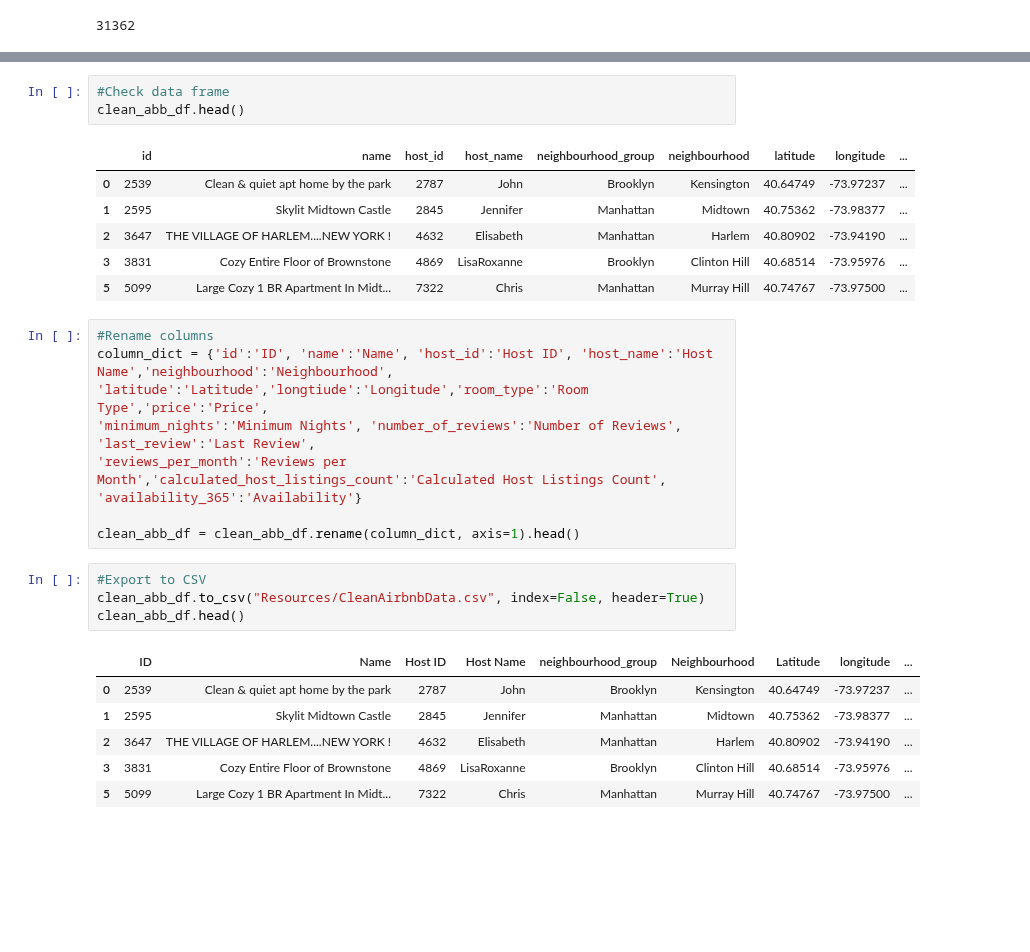
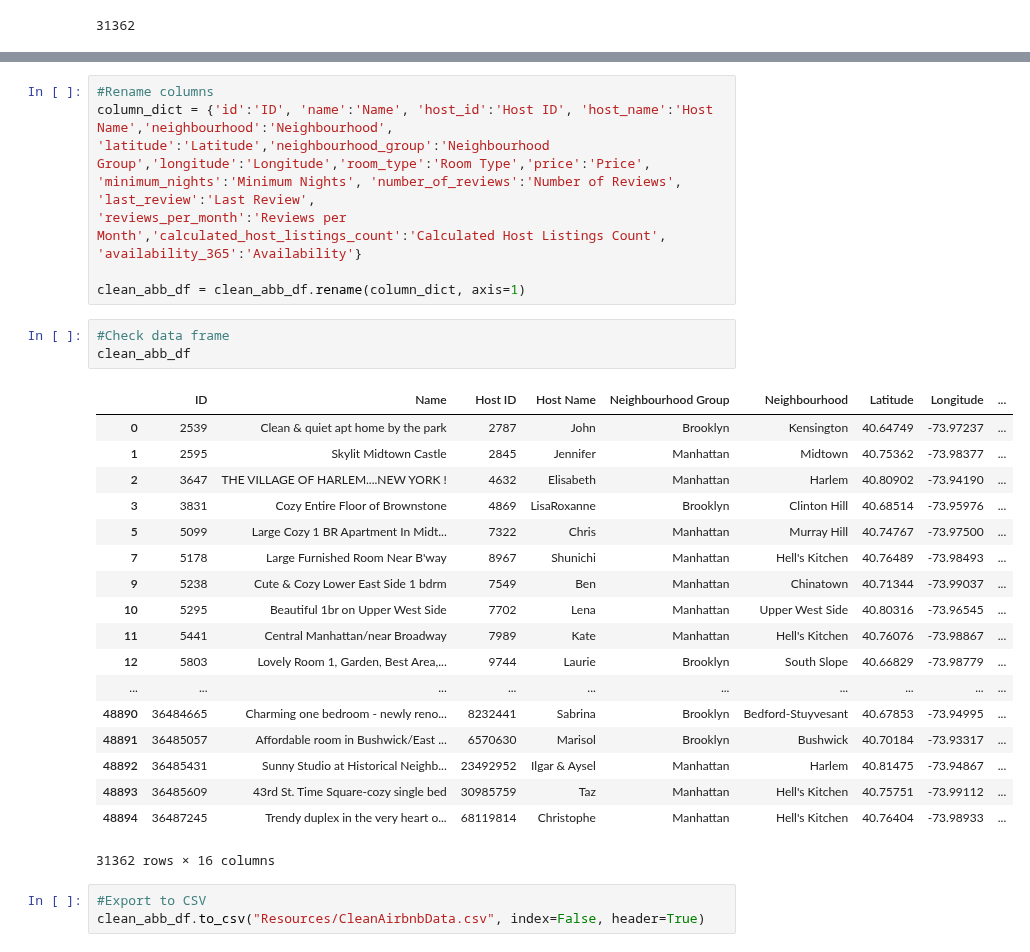
Before and after one commit to hayden4davey/Project1-Group2, a Jupyter notebook: CleaningAirbnbData.ipynb, the cells around one changed output, grey strips where cells are left out. Saved outputs shown, nothing was run; the diff lists cells and outputs as text; blank space fills up the shorter version.

```diff
--- a/CleaningAirbnbData.ipynb
+++ b/CleaningAirbnbData.ipynb
@@ -78,33 +78,37 @@ reviews_per_month                 float64
 calculated_host_listings_count      int64
 availability_365                    int64
 dtype: object
+# %%
+#Rename columns
+column_dict = {'id':'ID', 'name':'Name', 'host_id':'Host ID', 'host_name':'Host Name','neighbourhood':'Neighbourhood',
+'latitude':'Latitude','neighbourhood_group':'Neighbourhood Group','longitude':'Longitude','room_type':'Room Type','price':'Price',
+'minimum_nights':'Minimum Nights', 'number_of_reviews':'Number of Reviews', 'last_review':'Last Review',
+'reviews_per_month':'Reviews per Month','calculated_host_listings_count':'Calculated Host Listings Count',
+'availability_365':'Availability'}
+
+clean_abb_df = clean_abb_df.rename(column_dict, axis=1)
 # %%
 #Check data frame
-clean_abb_df.head()
+clean_abb_df
 # %% [output]
-|  | id | name | host_id | host_name | neighbourhood_group | neighbourhood | latitude | longitude | ... |
+|  | ID | Name | Host ID | Host Name | Neighbourhood Group | Neighbourhood | Latitude | Longitude | ... |
 | 0 | 2539 | Clean & quiet apt home by the park | 2787 | John | Brooklyn | Kensington | 40.64749 | -73.97237 | ... |
 | 1 | 2595 | Skylit Midtown Castle | 2845 | Jennifer | Manhattan | Midtown | 40.75362 | -73.98377 | ... |
 | 2 | 3647 | THE VILLAGE OF HARLEM....NEW YORK ! | 4632 | Elisabeth | Manhattan | Harlem | 40.80902 | -73.94190 | ... |
 | 3 | 3831 | Cozy Entire Floor of Brownstone | 4869 | LisaRoxanne | Brooklyn | Clinton Hill | 40.68514 | -73.95976 | ... |
 | 5 | 5099 | Large Cozy 1 BR Apartment In Midt... | 7322 | Chris | Manhattan | Murray Hill | 40.74767 | -73.97500 | ... |
+| 7 | 5178 | Large Furnished Room Near B'way | 8967 | Shunichi | Manhattan | Hell's Kitchen | 40.76489 | -73.98493 | ... |
+| 9 | 5238 | Cute & Cozy Lower East Side 1 bdrm | 7549 | Ben | Manhattan | Chinatown | 40.71344 | -73.99037 | ... |
+| 10 | 5295 | Beautiful 1br on Upper West Side | 7702 | Lena | Manhattan | Upper West Side | 40.80316 | -73.96545 | ... |
+| 11 | 5441 | Central Manhattan/near Broadway | 7989 | Kate | Manhattan | Hell's Kitchen | 40.76076 | -73.98867 | ... |
+| 12 | 5803 | Lovely Room 1, Garden, Best Area,... | 9744 | Laurie | Brooklyn | South Slope | 40.66829 | -73.98779 | ... |
+| ... | ... | ... | ... | ... | ... | ... | ... | ... | ... |
+| 48890 | 36484665 | Charming one bedroom - newly reno... | 8232441 | Sabrina | Brooklyn | Bedford-Stuyvesant | 40.67853 | -73.94995 | ... |
+| 48891 | 36485057 | Affordable room in Bushwick/East ... | 6570630 | Marisol | Brooklyn | Bushwick | 40.70184 | -73.93317 | ... |
+| 48892 | 36485431 | Sunny Studio at Historical Neighb... | 23492952 | Ilgar & Aysel | Manhattan | Harlem | 40.81475 | -73.94867 | ... |
+| 48893 | 36485609 | 43rd St. Time Square-cozy single bed | 30985759 | Taz | Manhattan | Hell's Kitchen | 40.75751 | -73.99112 | ... |
+| 48894 | 36487245 | Trendy duplex in the very heart o... | 68119814 | Christophe | Manhattan | Hell's Kitchen | 40.76404 | -73.98933 | ... |
+31362 rows × 16 columns
-# %%
-#Rename columns
-column_dict = {'id':'ID', 'name':'Name', 'host_id':'Host ID', 'host_name':'Host Name','neighbourhood':'Neighbourhood',
-'latitude':'Latitude','longtiude':'Longitude','room_type':'Room Type','price':'Price',
-'minimum_nights':'Minimum Nights', 'number_of_reviews':'Number of Reviews', 'last_review':'Last Review',
-'reviews_per_month':'Reviews per Month','calculated_host_listings_count':'Calculated Host Listings Count',
-'availability_365':'Availability'}
-
-clean_abb_df = clean_abb_df.rename(column_dict, axis=1).head()
 # %%
 #Export to CSV
 clean_abb_df.to_csv("Resources/CleanAirbnbData.csv", index=False, header=True)
-clean_abb_df.head()
-# %% [output]
-|  | ID | Name | Host ID | Host Name | neighbourhood_group | Neighbourhood | Latitude | longitude | ... |
-| 0 | 2539 | Clean & quiet apt home by the park | 2787 | John | Brooklyn | Kensington | 40.64749 | -73.97237 | ... |
-| 1 | 2595 | Skylit Midtown Castle | 2845 | Jennifer | Manhattan | Midtown | 40.75362 | -73.98377 | ... |
-| 2 | 3647 | THE VILLAGE OF HARLEM....NEW YORK ! | 4632 | Elisabeth | Manhattan | Harlem | 40.80902 | -73.94190 | ... |
-| 3 | 3831 | Cozy Entire Floor of Brownstone | 4869 | LisaRoxanne | Brooklyn | Clinton Hill | 40.68514 | -73.95976 | ... |
-| 5 | 5099 | Large Cozy 1 BR Apartment In Midt... | 7322 | Chris | Manhattan | Murray Hill | 40.74767 | -73.97500 | ... |
```
Also changed, not shown: 1 other file.
